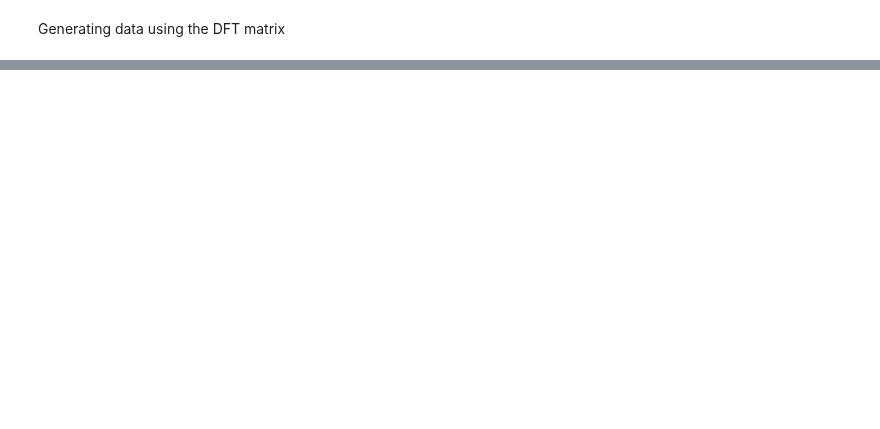
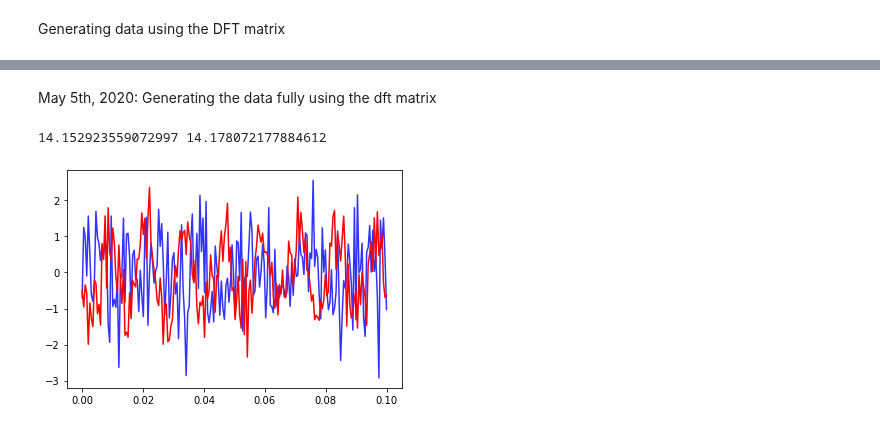
Before and after one commit to BruntonUWBio/structured-random-features, a Jupyter notebook: kernel_theory.ipynb, the cells around one changed output, grey strips where cells are left out. Saved outputs shown, nothing was run; the diff lists cells and outputs as text; code cells hidden in the pictures; blank space fills up the shorter version.

```diff
--- a/kernel_theory.ipynb
+++ b/kernel_theory.ipynb
@@ -180,0 +178,2 @@ clf_dim_id_nonlin.png  clf_dim_relu_nonlin.png  clf_dim_xsq_nonlin.png
+# %% [markdown]
+May 5th, 2020: Generating the data fully using the dft matrix
@@ -180,0 +186,24 @@ clf_dim_id_nonlin.png  clf_dim_relu_nonlin.png  clf_dim_xsq_nonlin.png
+# %%
+X, y = pure_sine_dft(5000, fs=2000, k=8, sig_dur=0.1, a=0.8, seed=22)
+
+t = np.linspace(0, 0.1, X.shape[1])
+fig = plt.figure()
+plt.plot(t, X[-1], c='b', alpha=0.8)
+plt.plot(t, X[0], c='r')
+
+pos = X[y==1]
+neg = X[y != 1]
+rms_pos = np.mean(la.norm(pos, axis=1))
+rms_neg = np.mean(la.norm(neg, axis=1))
+
+print(rms_pos, rms_neg)
+
+B = scipy.linalg.dft(X.shape[1])
+dft_positive = pos @ B
+dft_negative = neg @ B
+
+mean_pos = np.mean(dft_positive.real, axis=0)
+mean_neg = np.mean(dft_negative.real, axis=0)
+# %% [output]
+14.152923559072997 14.178072177884612
+[figure, added]
```
Also changed, not shown: parts of 6 cells of this notebook, 6 other files.
